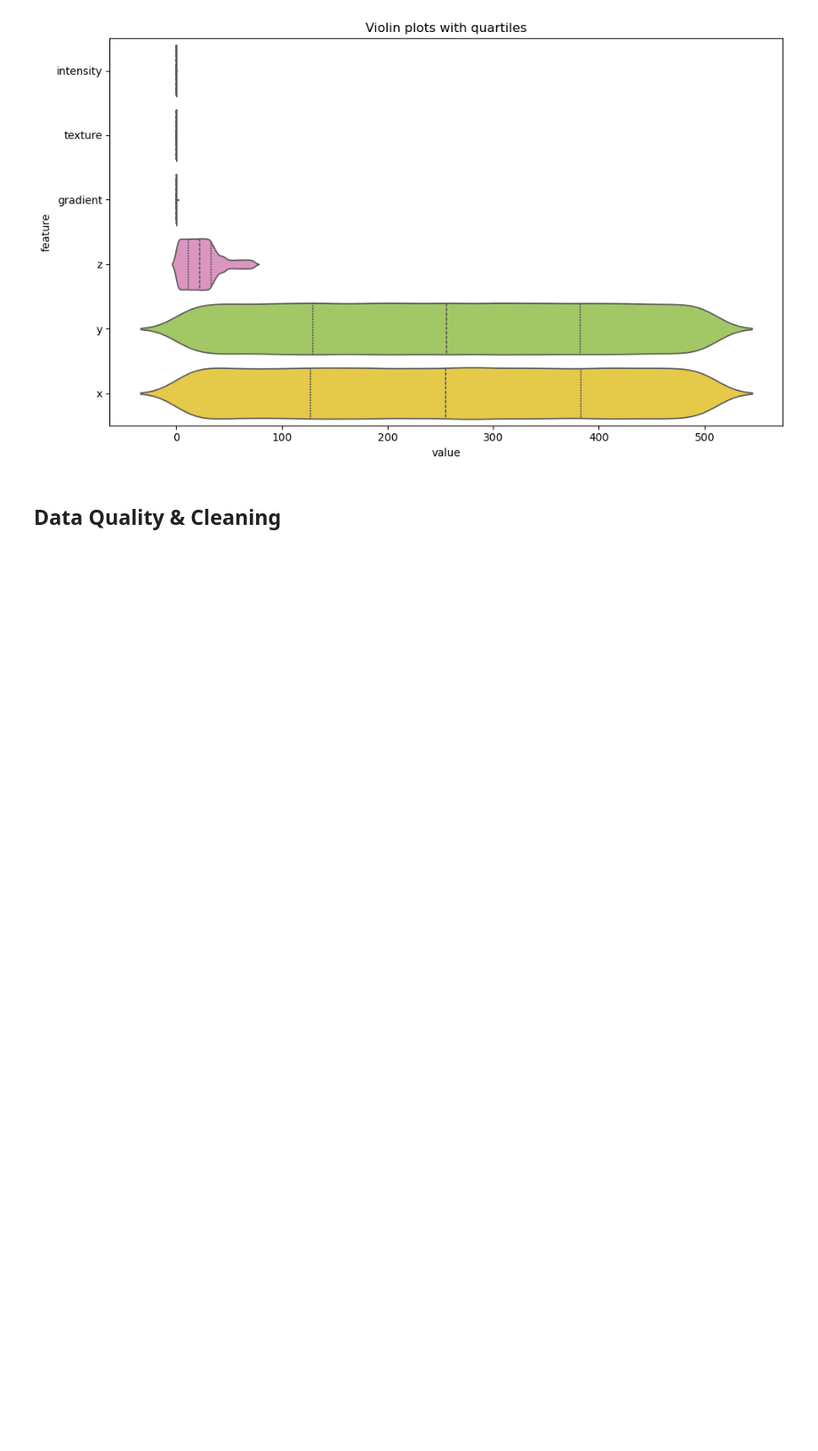
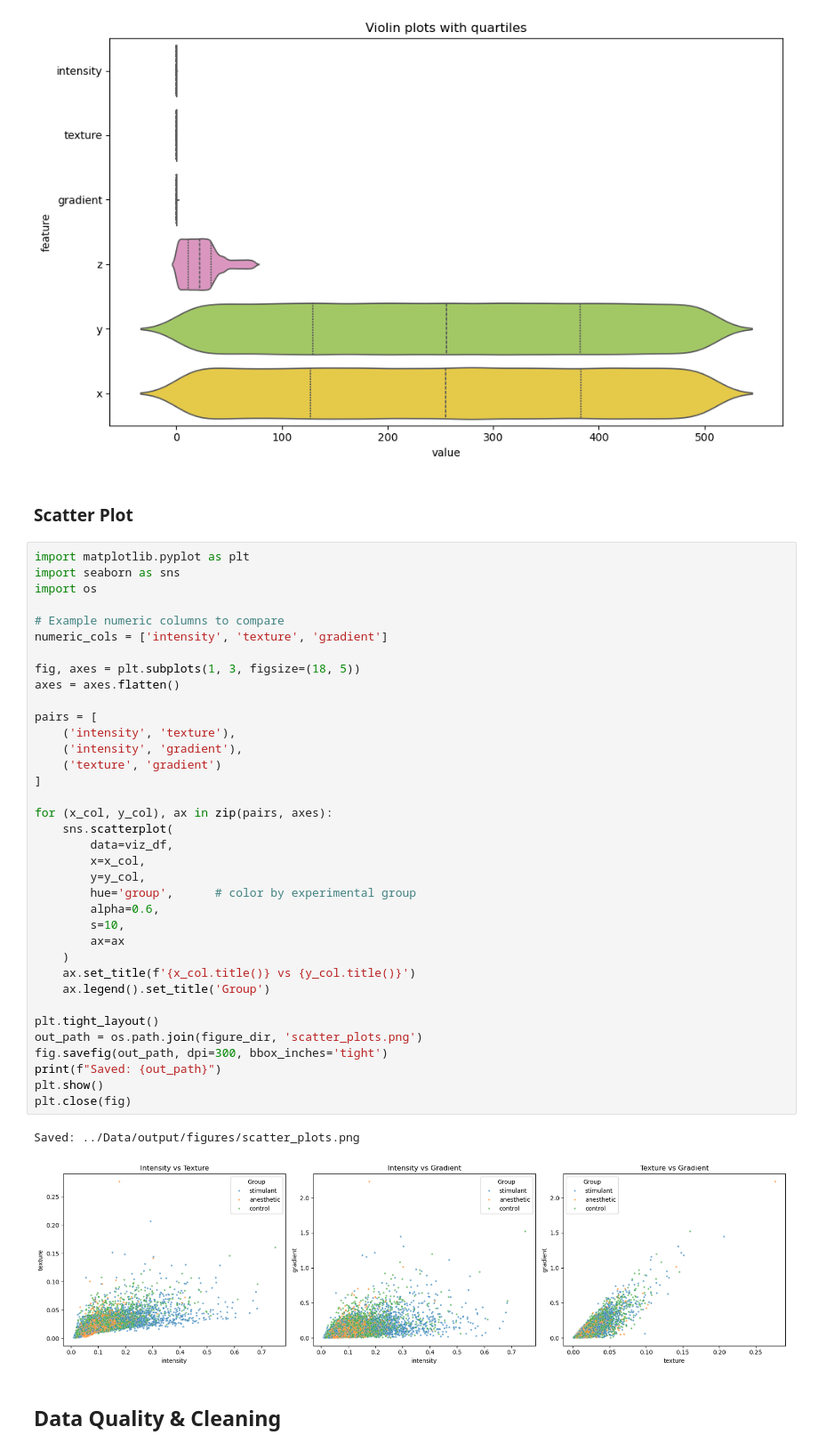
Before and after one commit to arlemoine/CMPS451_Project, a Jupyter notebook: Notebooks/PA1.ipynb, the cells around one changed output. Shown: that part at 89% size. Cells and saved outputs as stored; diff of their text form; blank space fills up the shorter version.

Commit message:
Add scatter plots

```diff
--- a/Notebooks/PA1.ipynb
+++ b/Notebooks/PA1.ipynb
@@ -394,6 +419,47 @@ plt.close(fig)
 # %% [output]
 Saved: ../Data/output/figures/violins.png
 [figure]
+# %% [markdown]
+### Scatter Plot
+# %%
+import matplotlib.pyplot as plt
+import seaborn as sns
+import os
+
+# Example numeric columns to compare
+numeric_cols = ['intensity', 'texture', 'gradient']
+
+fig, axes = plt.subplots(1, 3, figsize=(18, 5))
+axes = axes.flatten()
+
+pairs = [
+    ('intensity', 'texture'),
+    ('intensity', 'gradient'),
+    ('texture', 'gradient')
+]
+
+for (x_col, y_col), ax in zip(pairs, axes):
+    sns.scatterplot(
+        data=viz_df,
+        x=x_col,
+        y=y_col,
+        hue='group',      # color by experimental group
+        alpha=0.6,
+        s=10,
+        ax=ax
+    )
+    ax.set_title(f'{x_col.title()} vs {y_col.title()}')
+    ax.legend().set_title('Group')
+
+plt.tight_layout()
+out_path = os.path.join(figure_dir, 'scatter_plots.png')
+fig.savefig(out_path, dpi=300, bbox_inches='tight')
+print(f"Saved: {out_path}")
+plt.show()
+plt.close(fig)
+# %% [output]
+Saved: ../Data/output/figures/scatter_plots.png
+[figure, added]
 # %% [markdown]
 ## Data Quality & Cleaning
 # %% [markdown]
```
Also changed, not shown: parts of 1 cell of this notebook, 1 other file.
